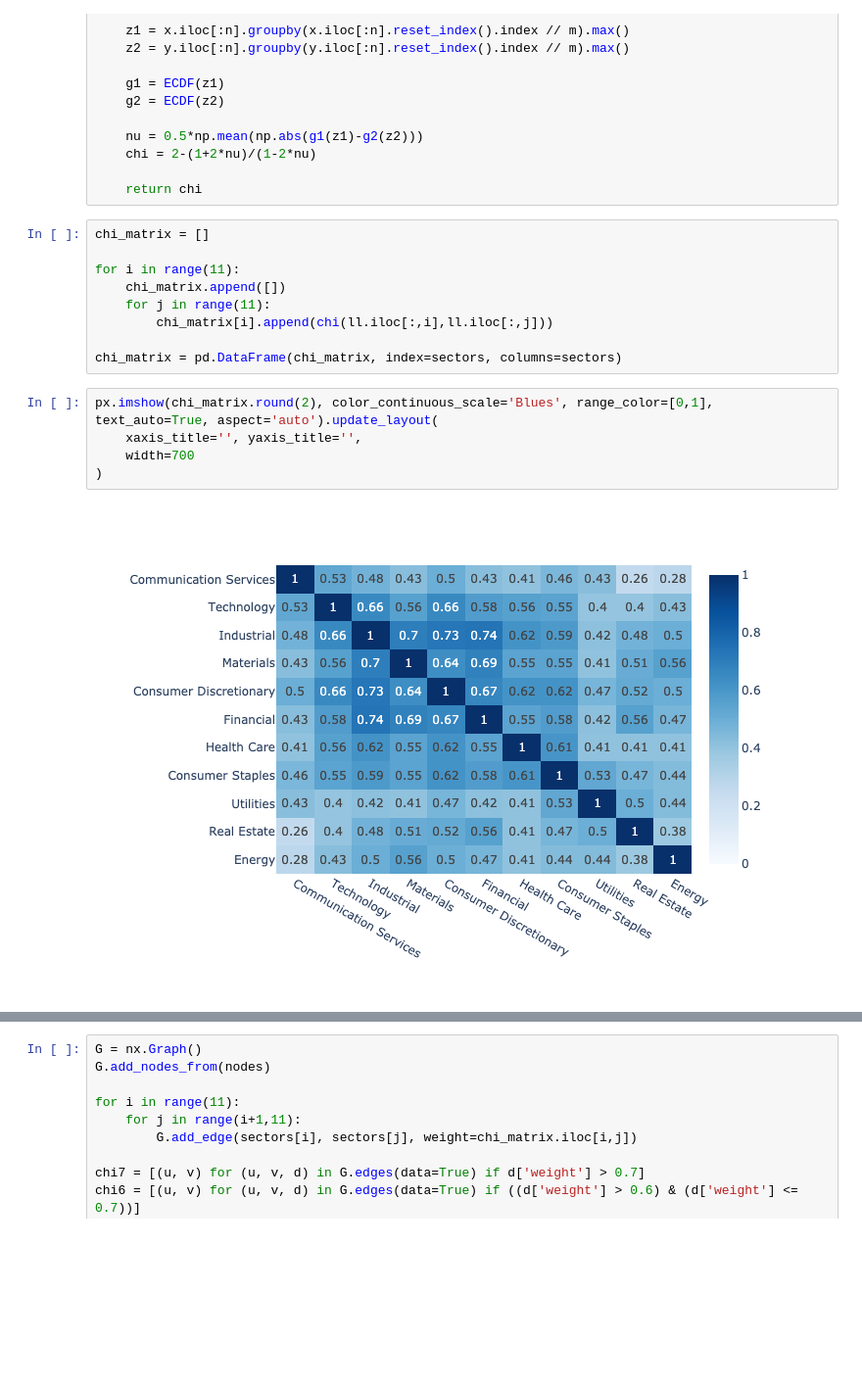
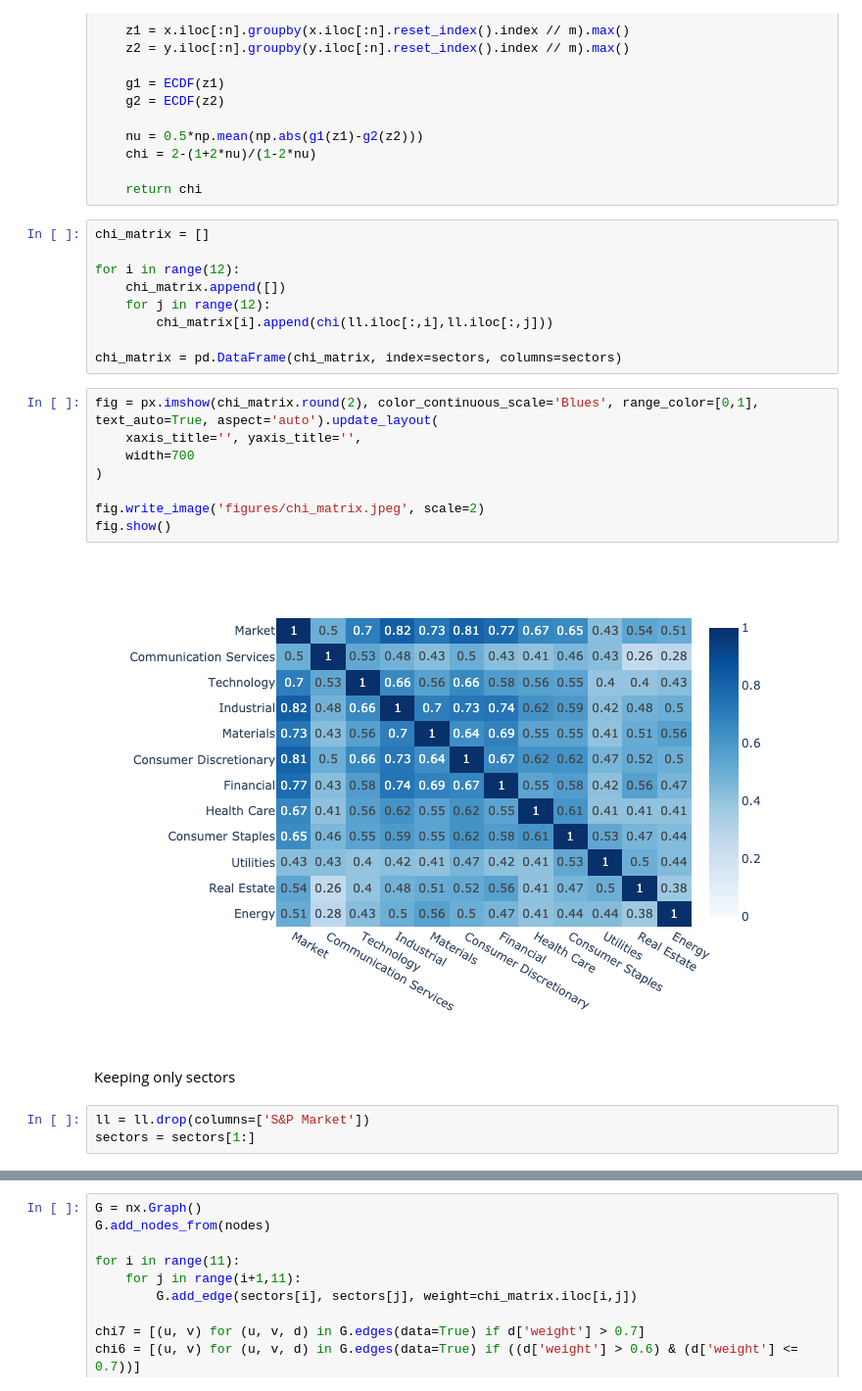
Before and after one commit to MegaCookies88/MSc.-Thesis-EVT-SP500, a Jupyter notebook: chi_network.ipynb, the cells around one changed output, grey strips where cells are left out. Shown at 98% size. Cells and saved outputs as stored; diff of their text form; blank space fills up the shorter version.

```diff
--- a/chi_network.ipynb
+++ b/chi_network.ipynb
@@ -55,16 +42,24 @@ def chi(x,y):
 # %%
 chi_matrix = []
 
-for i in range(11):
+for i in range(12):
     chi_matrix.append([])
-    for j in range(11):
+    for j in range(12):
         chi_matrix[i].append(chi(ll.iloc[:,i],ll.iloc[:,j]))
 
 chi_matrix = pd.DataFrame(chi_matrix, index=sectors, columns=sectors)
 # %%
-px.imshow(chi_matrix.round(2), color_continuous_scale='Blues', range_color=[0,1], text_auto=True, aspect='auto').update_layout(
+fig = px.imshow(chi_matrix.round(2), color_continuous_scale='Blues', range_color=[0,1], text_auto=True, aspect='auto').update_layout(
     xaxis_title='', yaxis_title='',
     width=700
 )
+
+fig.write_image('figures/chi_matrix.jpeg', scale=2)
+fig.show()
 # %% [output]
-[figure, old version]
+[figure, new version]
+# %% [markdown]
+Keeping only sectors
+# %%
+ll = ll.drop(columns=['S&P Market'])
+sectors = sectors[1:]
```
Also changed, not shown: parts of 4 cells of this notebook.
